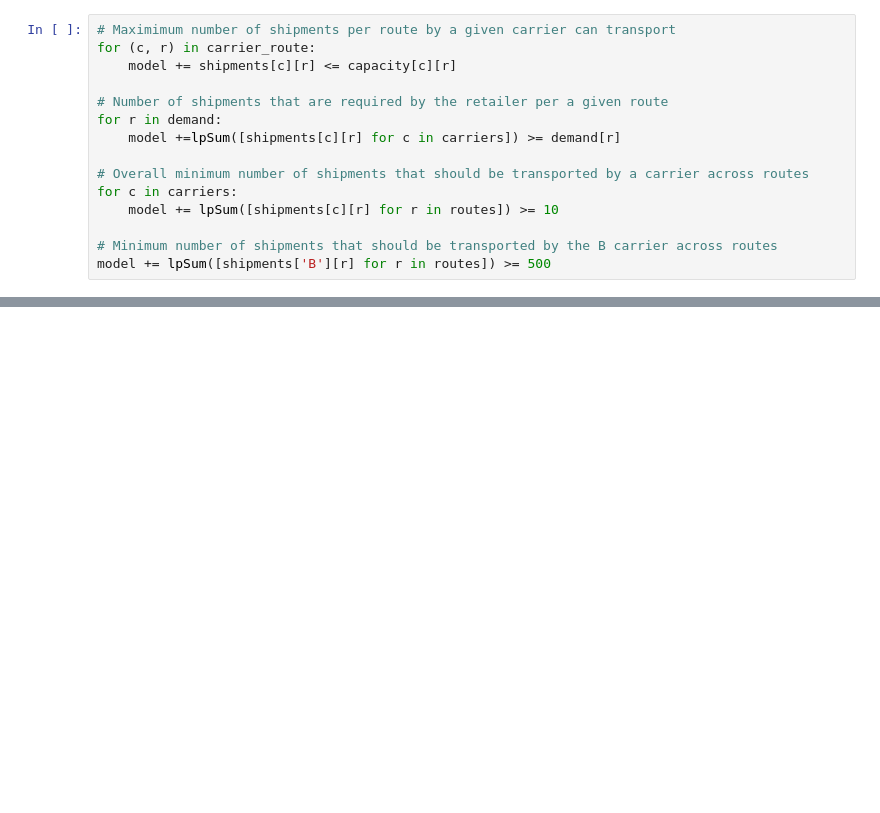
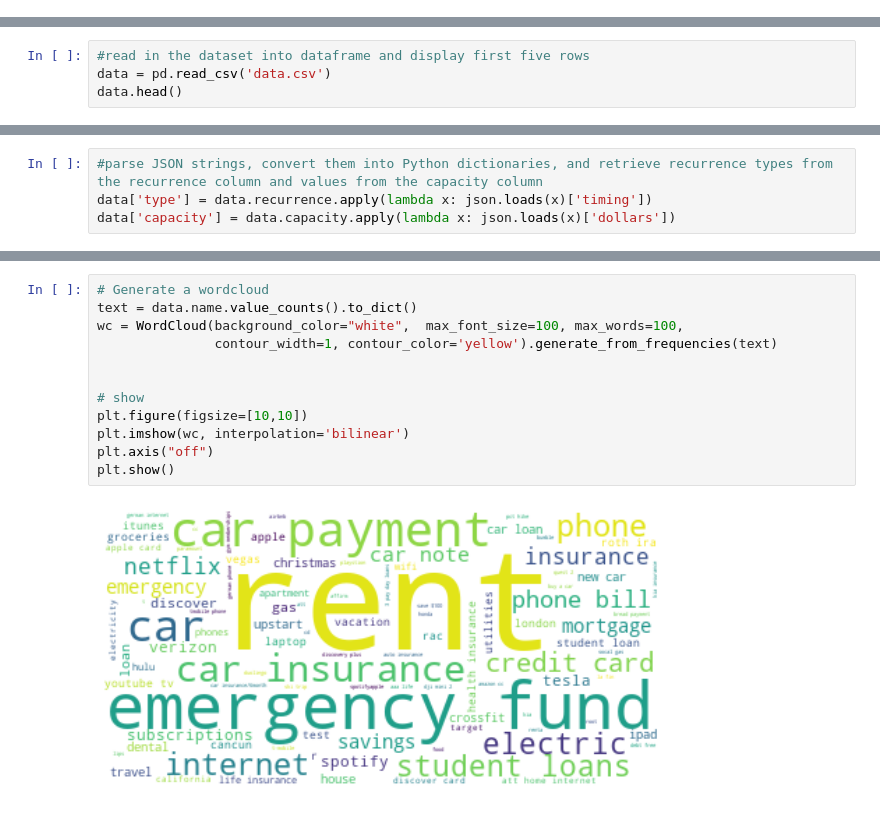
Before and after one commit to magorshunov/Supply-Chain-Optimization, a Jupyter notebook: supply chain.ipynb, the cells around one changed output, grey strips where cells are left out. Drawn from its saved outputs; the diff is of its cells as text; blank space fills up the shorter version.

```diff
--- a/supply chain.ipynb
+++ b/supply chain.ipynb
@@ -89,15 +0,0 @@ The retailer needs to transport a set number of containers for each of the 290 r
-# %%
-# Maximimum number of shipments per route by a given carrier can transport
-for (c, r) in carrier_route:
-    model += shipments[c][r] <= capacity[c][r]
-
-# Number of shipments that are required by the retailer per a given route
-for r in demand:
-    model +=lpSum([shipments[c][r] for c in carriers]) >= demand[r]
-
-# Overall minimum number of shipments that should be transported by a carrier across routes
-for c in carriers:
-    model += lpSum([shipments[c][r] for r in routes]) >= 10
-
-# Minimum number of shipments that should be transported by the B carrier across routes
-model += lpSum([shipments['B'][r] for r in routes]) >= 500
@@ -162,0 +20,4 @@ N_E_99 = 0.0
+# %%
+#read in the dataset into dataframe and display first five rows
+data = pd.read_csv('data.csv')
+data.head()
@@ -162,0 +38,4 @@ N_E_99 = 0.0
+# %%
+#parse JSON strings, convert them into Python dictionaries, and retrieve recurrence types from the recurrence column and values from the capacity column
+data['type'] = data.recurrence.apply(lambda x: json.loads(x)['timing'])
+data['capacity'] = data.capacity.apply(lambda x: json.loads(x)['dollars'])
@@ -162,0 +172,14 @@ N_E_99 = 0.0
+# %%
+# Generate a wordcloud
+text = data.name.value_counts().to_dict()
+wc = WordCloud(background_color="white",  max_font_size=100, max_words=100,
+               contour_width=1, contour_color='yellow').generate_from_frequencies(text)
+
+
+# show
+plt.figure(figsize=[10,10])
+plt.imshow(wc, interpolation='bilinear')
+plt.axis("off")
+plt.show()
+# %% [output]
+[figure, added]
```
Also changed, not shown: parts of 41 cells of this notebook.
